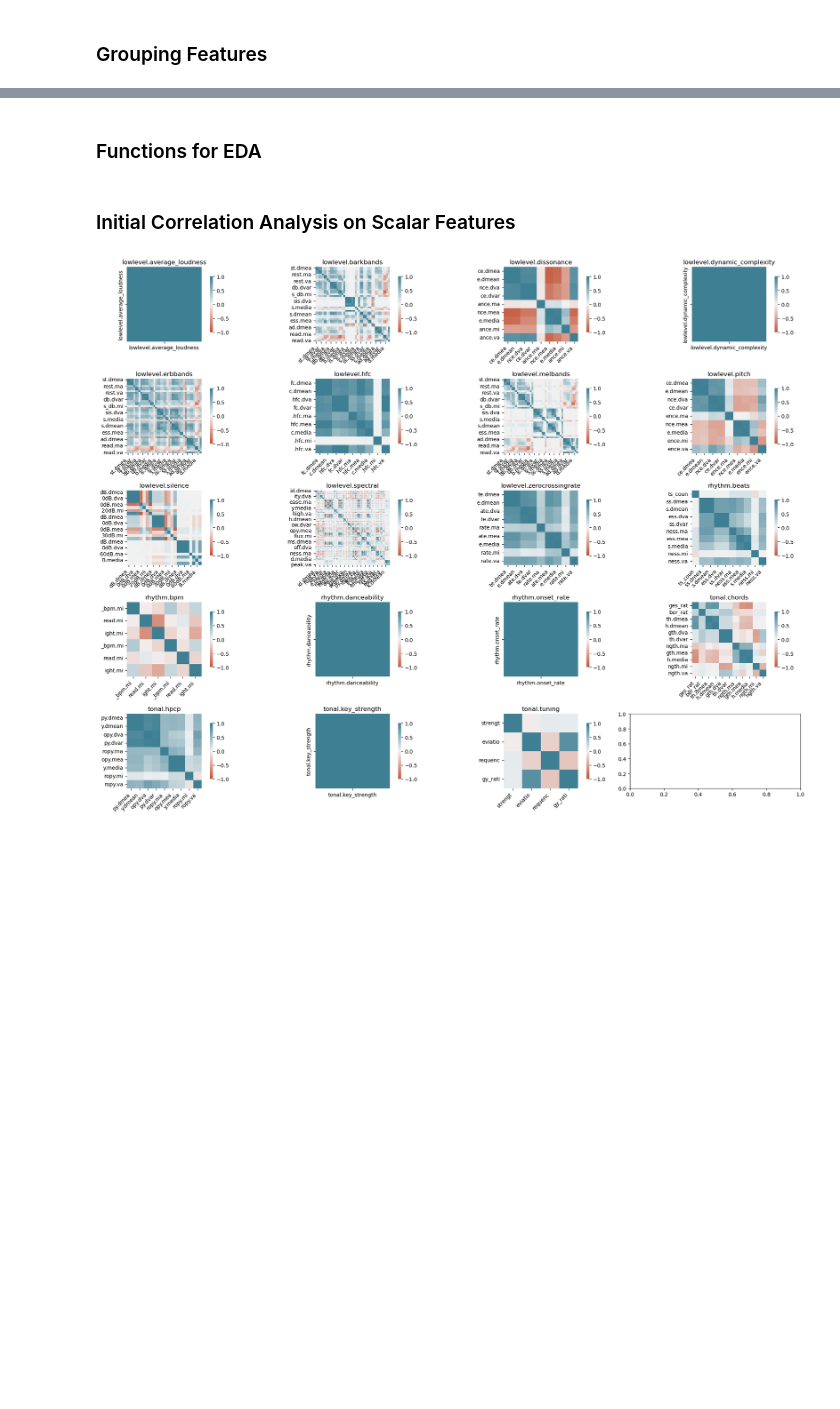
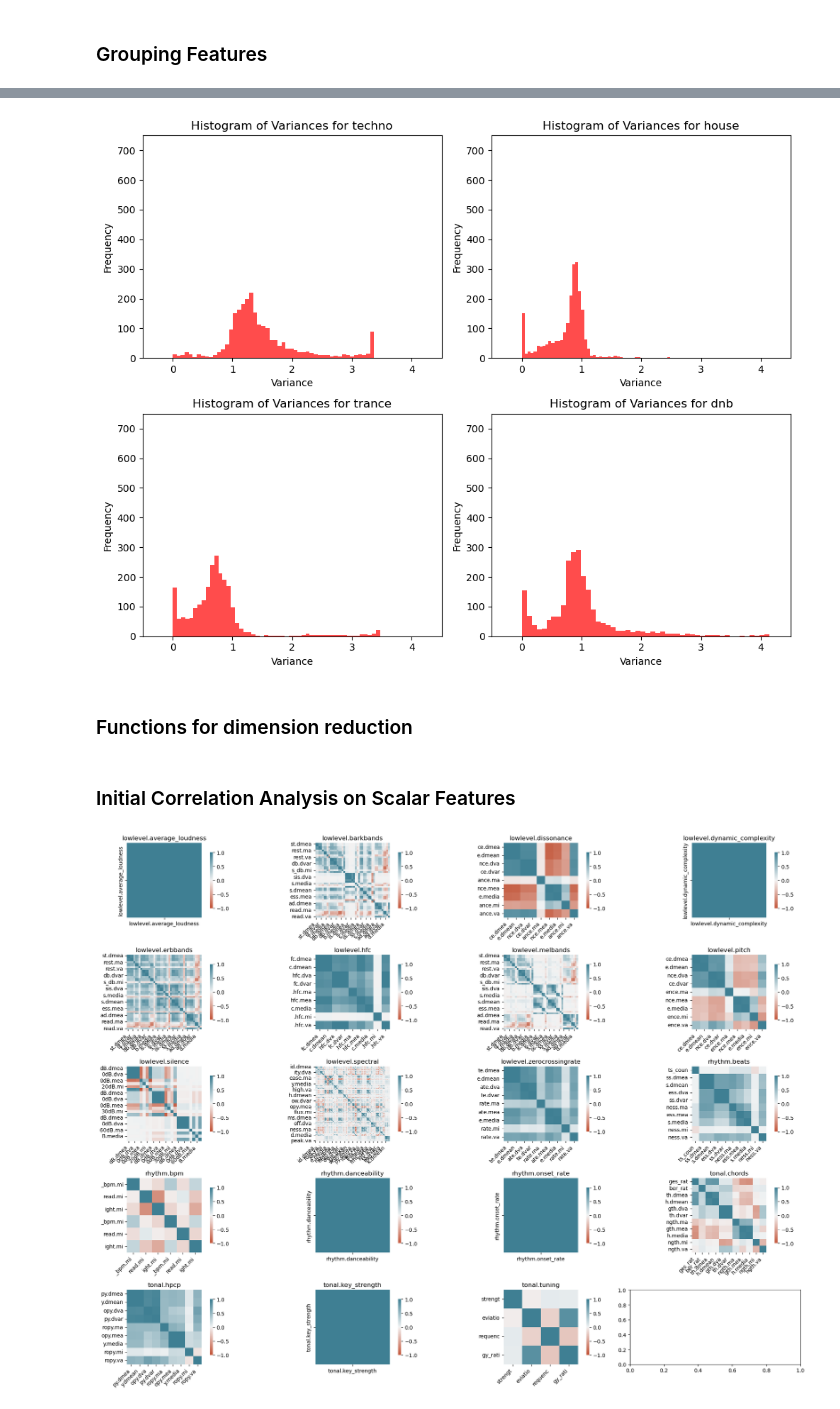
Before and after one commit to anthonykling/music_subgenre_classification, a Jupyter notebook: Cleaning_and_EDA/data_analysis.ipynb, the cells around one changed output, grey strips where cells are left out. Saved outputs shown, nothing was run; the diff lists cells and outputs as text; code cells hidden in the pictures; blank space fills up the shorter version.

```diff
--- a/Cleaning_and_EDA/data_analysis.ipynb
+++ b/Cleaning_and_EDA/data_analysis.ipynb
@@ -102,5 +160,21 @@ plt.show()
+# %%
+# A histogram of the variances
+fig, axes = plt.subplots(2, 2, figsize=(10, 8))  # 2x2 grid for 4 plots
+
+axes = axes.flatten()
+for i, genre in enumerate(variances_df.columns):
+    axes[i].hist(variances_df[genre], bins=50, color='red', alpha=0.7)
+    axes[i].set_title(f'Histogram of Variances for {genre}')
+    axes[i].set_xlabel('Variance')
+    axes[i].set_ylabel('Frequency')
+    axes[i].set_xlim(-0.5, 4.5)
+    axes[i].set_ylim(0, 750)
+plt.tight_layout()
+plt.show()
+# %% [output]
+[figure, added]
 # %% [markdown]
-### Functions for EDA
+### Functions for dimension reduction
 # %%
 def remove_highly_correlated_features(df, priority_list, group='all', threshold=0.9):
     '''
```
Also changed, not shown: parts of 35 cells of this notebook.
